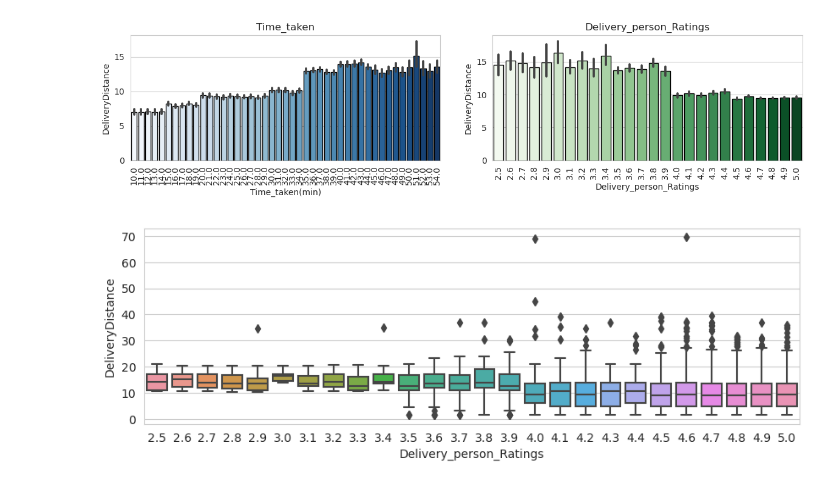
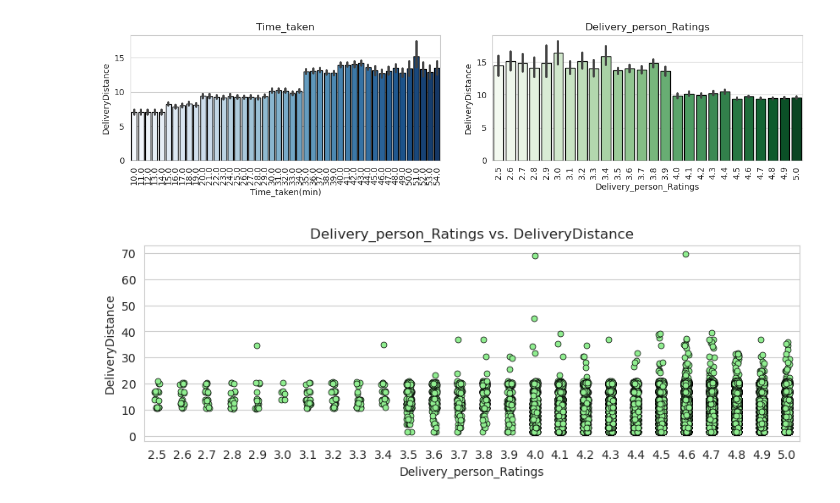
Before and after one commit to liamarguedas/uber-eats-delivery-time, a Jupyter notebook: notebooks/analyze-and-explore-data.ipynb, the cells around one changed output. Saved outputs shown, nothing was run; the diff lists cells and outputs as text; code cells hidden in the pictures.

```diff
--- a/notebooks/analyze-and-explore-data.ipynb
+++ b/notebooks/analyze-and-explore-data.ipynb
@@ -440,7 +449,9 @@ for ax in [ax1, ax2]:
 [figure]
 # %%
 plt.figure(figsize = (10, 3))
-sns.boxplot(data = data, x = 'Delivery_person_Ratings', y = 'DeliveryDistance');
+sns.stripplot(data = data, x = 'Delivery_person_Ratings', y = 'DeliveryDistance',
+              jitter = True, edgecolor = 'k', linewidth = 0.5, color = 'lightgreen')
+plt.title('Delivery_person_Ratings vs. DeliveryDistance');
 # %% [output]
-[figure, old version]
+[figure, new version]
 # %%
```
Also changed, not shown: parts of 16 cells of this notebook.
